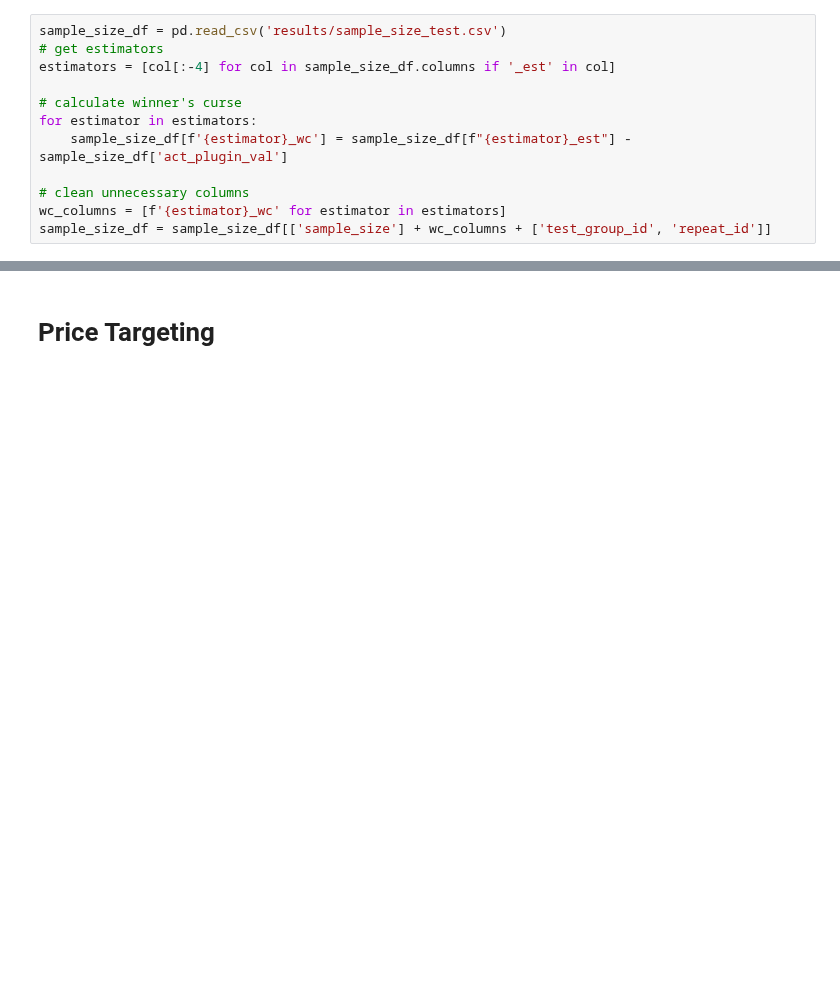
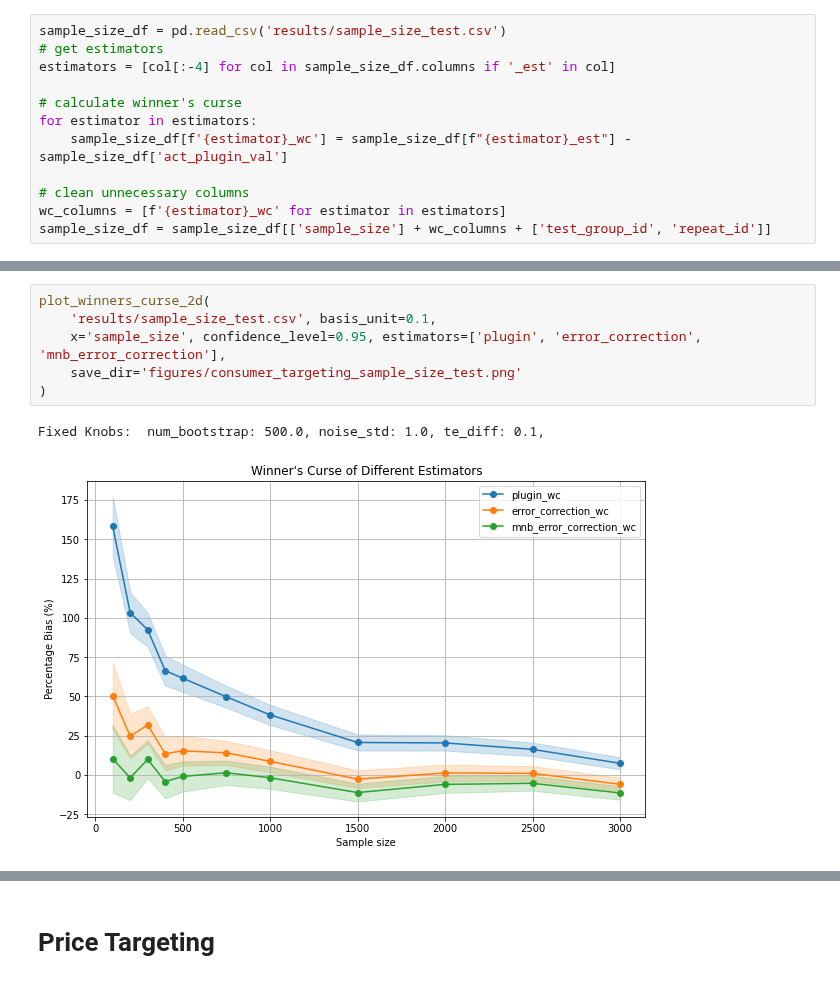
Before and after one commit to iamsikun/winners-curse, a Jupyter notebook: notebooks/result_analysis.ipynb, the cells around one changed output, grey strips where cells are left out. Drawn from its saved outputs; the diff is of its cells as text; blank space fills up the shorter version.

```diff
--- a/notebooks/result_analysis.ipynb
+++ b/notebooks/result_analysis.ipynb
@@ -57,2 +166,11 @@ Fixed Knobs:  sample_size: 100, num_bootstrap: 500.0, noise_std: 1.0, te_diff: 0
+# %%
+plot_winners_curse_2d(
+    'results/sample_size_test.csv', basis_unit=0.1,
+    x='sample_size', confidence_level=0.95, estimators=['plugin', 'error_correction', 'mnb_error_correction'],
+    save_dir='figures/consumer_targeting_sample_size_test.png'
+)
+# %% [output]
+Fixed Knobs:  num_bootstrap: 500.0, noise_std: 1.0, te_diff: 0.1,
+[figure, added]
 # %%
 plot_winners_curse_2d(
```
Also changed, not shown: parts of 8 cells of this notebook, 4 other files.
